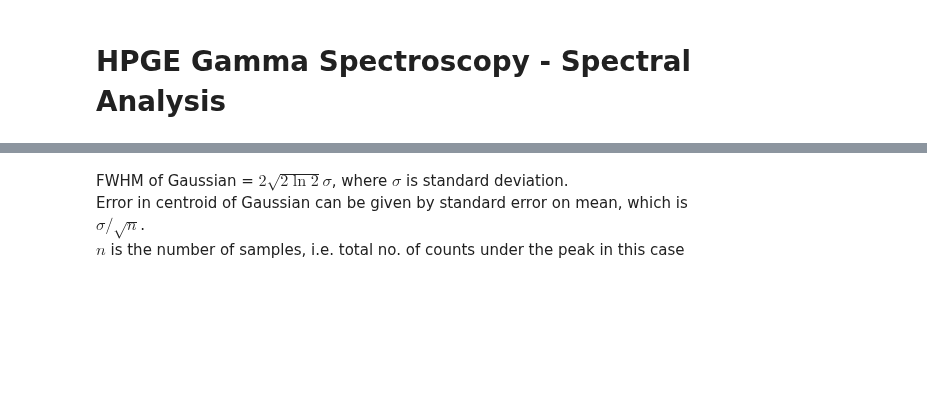
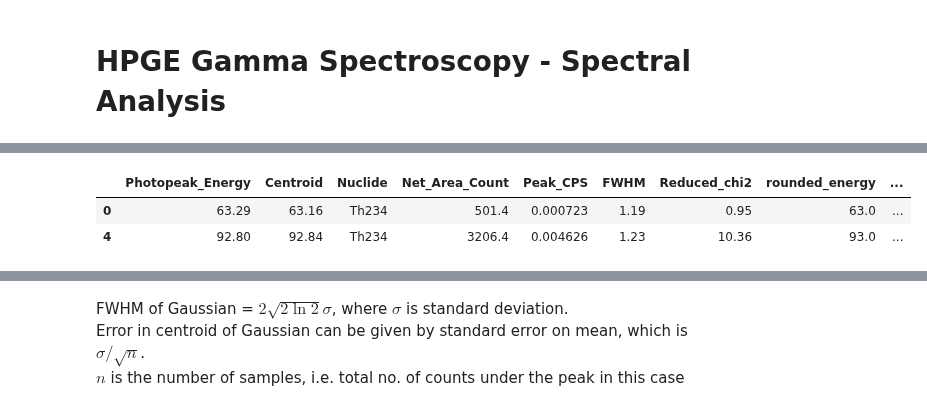
Before and after one commit to ngcnpeter/HPGe_lab_y3, a Jupyter notebook: spectal_analysis.ipynb, the cells around one changed output, grey strips where cells are left out. Saved outputs shown, nothing was run; the diff lists cells and outputs as text; code cells hidden in the pictures; blank space fills up the shorter version.

```diff
--- a/spectal_analysis.ipynb
+++ b/spectal_analysis.ipynb
@@ -213,10 +95,12 @@ def peak_df(filename):
        Output: df2 '''
     df = pd.read_csv(filename,delimiter = ',',header = [0,1]).droplevel(1,axis = 1)
     rename_dict = {' Nuclide':'Nuclide',' Photopeak_Energy':'Photopeak_Energy','      Peak':'Peak_CPS'
-    ,' FWHM':'FWHM','  Net_Area':'Net_Area_Count'}
+    ,' FWHM':'FWHM','  Net_Area':'Net_Area_Count','Reduced':'Reduced_chi2'}
     #dtype_dict = {'Photopeak_Energy':float,'Centroid':float,'Peak_CPS':float,'FWHM':float,'Net_Area_Count':float,''}
     df.rename(columns = rename_dict,inplace = True)
-    return df[['Centroid','Nuclide','Photopeak_Energy','Net_Area_Count','Peak_CPS','FWHM']]
+    df.dropna(subset='Nuclide',inplace = True)
+    df.reset_index(inplace=True) #for merging nuc column later
+    return df[['Centroid','Nuclide','Photopeak_Energy','Net_Area_Count','Peak_CPS','FWHM','Reduced_chi2']]
 
 def nndc_all(df):
     '''This function takes in the peak dataframes and find all the nuclides identified,
@@ -248,2 +136,2 @@ df_list = [df_1,df_2,df_bg]
 # %%
-nndc_df = nndc_all(pd.concat(df_list).reset_index())
+nndc_df = nndc_all(df_initial.reset_index())
@@ -270,8 +137,0 @@ nndc_df = nndc_all(pd.concat(df_list).reset_index())
-# %%
-len([i[0] for i in df_1.dropna(subset = 'Nuclide')['Nuclide'].str.findall('\w+\d+')])
-df_1['rounded_energy'] = round(df_1['Photopeak_Energy'],ndigits = 0)
-df_1.dropna(subset = 'Nuclide',inplace = True)
-df_1['nuc'] =  pd.Series([i[0] for i in df_1.dropna(subset = 'Nuclide')['Nuclide'].str.findall('\w+\d+')])
-df2 = df_1.merge(nndc_df,how = 'left' ,on = ['rounded_energy', 'nuc'])
-df2= df2.groupby('Photopeak_Energy').max()
-df2
@@ -311,11 +152,12 @@ def peak_df_new(df):
     df = df.dropna(subset='Nuclide').drop(df[df['Nuclide']=='Annihilation'].index)
     nuc = df['Nuclide']
     df['nuc'] =  pd.Series([i[0] for i in nuc.str.findall('\w+\d+')])
-   #  df2 = df.merge(nndc_df,how = 'left' ,on = ['rounded_energy', 'nuc'])
-   #  df2 = df2.groupby('Photopeak_Energy').max()
-   #  df2['Centroid_err'] = df2['FWHM']/2/np.sqrt(2*np.log(2)*df2['Net_Area_Count'])#Centroid error
-   #  df2['FWHM_err'] = df2['Centroid_err']*np.sqrt(np.log(2))*2 #FWHM error
-   #  df2['Resolution'] = df2['FWHM']/df2['Centroid']
-   #  df2['Resolution_err']= df2['Resolution']*np.sqrt((df2['Centroid_err']/df2['Centroid'])**2+(df2['FWHM_err']/df2['FWHM'])**2)
-   #  df2['Peak_CPS_BR'] = df2['Peak_CPS']/df2['BR']
-    return df
+    df2 = df.merge(nndc_df,how = 'left' ,on = ['rounded_energy', 'nuc'])
+    df2 = df2.groupby('Photopeak_Energy').max()
+    df2['Centroid_err'] = df2['FWHM']/2/np.sqrt(2*np.log(2)*df2['Net_Area_Count'])#Centroid error
+    df2['FWHM_err'] = df2['Centroid_err']*np.sqrt(np.log(2))*2 #FWHM error
+    df2['Resolution'] = df2['FWHM']/df2['Centroid']
+    df2['Resolution_err']= df2['Resolution']*np.sqrt((df2['Centroid_err']/df2['Centroid'])**2+(df2['FWHM_err']/df2['FWHM'])**2)
+    df2['Peak_CPS_BR'] = df2['Peak_CPS']/df2['BR']
+    df2.dropna(inplace = True)
+    return df2.reset_index()
@@ -370,3 +164,17 @@ df_1.reset_index()
+# %%
+#concat all dataframes
+df = pd.concat([peak_df_new(peak_df(path)) for path in path_list],keys = range(len(path_list)))
+#df.loc[n] would give n+1 th dataframe, same as the order in path list
+df.loc[2][df.loc[2]['nuc']=='Th234']
+# for i in range(len(path_list)):
+#     df_dict[f'df{i}'] = peak_df_new(peak_df(path_list[i]))
+# peak_df_new(peak_df(path1))
+# peak_df_new(peak_df(path2))
+# peak_df_new(peak_df(path2))
+# %% [output]
+|  | Photopeak_Energy | Centroid | Nuclide | Net_Area_Count | Peak_CPS | FWHM | Reduced_chi2 | rounded_energy | ... |
+| 0 | 63.29 | 63.16 | Th234 | 501.4 | 0.000723 | 1.19 | 0.95 | 63.0 | ... |
+| 4 | 92.80 | 92.84 | Th234 | 3206.4 | 0.004626 | 1.23 | 10.36 | 93.0 | ... |
 # %%
 def chi2_prob(fit,data,err,df):
     '''This function calculates chi2 probability for given
```
Also changed, not shown: parts of 19 cells of this notebook, 1 other file.
